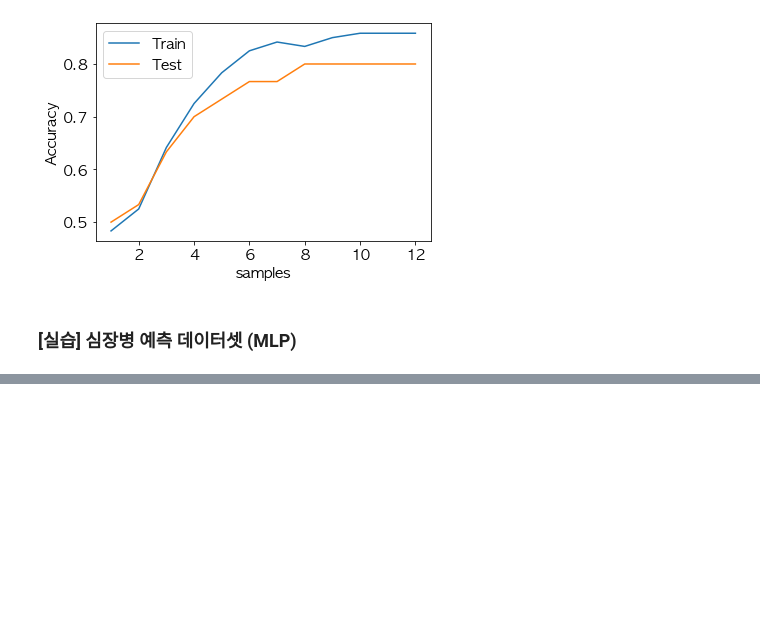
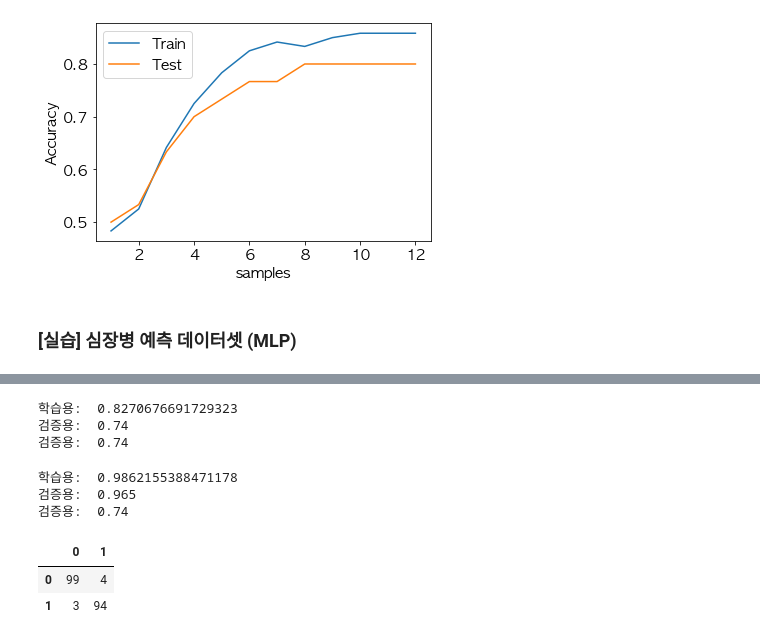
Before and after one commit to rileyko/PythonStudy, a Jupyter notebook: DeepLearning/MLP/MLP.ipynb, the cells around one changed output, grey strips where cells are left out. Drawn from its saved outputs; the diff is of its cells as text; code cells hidden in the pictures; blank space fills up the shorter version.

```diff
--- a/DeepLearning/MLP/MLP.ipynb
+++ b/DeepLearning/MLP/MLP.ipynb
@@ -695,0 +766,18 @@ plt.legend()
+# %%
+# MLP 모형 적용
+from sklearn.neural_network import MLPClassifier
+import numpy as np
+# model 선언
+model = MLPClassifier(random_state=7)
+# model 학습
+model.fit(X_train, y_train)
+# 학습된 model 이용해서 예측
+pred = model.predict(X_test)
+# 학습용 & 검증용 데이터로 모델 성능 측정
+print("학습용: ", model.score(X_train, y_train))
+print("검증용: ", model.score(X_test, y_test))
+print("검증용: ", np.mean(pred == y_test))
+# %% [output]
+학습용:  0.8270676691729323
+검증용:  0.74
+검증용:  0.74
@@ -695,0 +793,24 @@ plt.legend()
+# %%
+# 표준화된 데이터로 재훈련
+model = MLPClassifier(random_state=7)
+model.fit(X_train_scaled, y_train)
+# 학습용 & 검증용 데이터로 모델 성능 측정
+print("학습용: ", model.score(X_train_scaled, y_train))
+print("검증용: ", model.score(X_test_scaled, y_test))
+print("검증용: ", np.mean(pred == y_test))
+# 예측률 향상 !!!
+# %% [output]
+학습용:  0.9862155388471178
+검증용:  0.965
+검증용:  0.74
+# %%
+# Confusion Matrix(혼동행렬, 오분류표) 출력
+from sklearn.metrics import confusion_matrix
+pred = model.predict(X_test_scaled)
+cm = confusion_matrix(y_test, pred) # 실제값 & 예측값
+df_cm = pd.DataFrame(cm, index=[0,1], columns=[0,1])
+df_cm
+# %% [output]
+|  | 0 | 1 |
+| 0 | 99 | 4 |
+| 1 | 3 | 94 |
```
Also changed, not shown: parts of 9 cells of this notebook, 1 other file.
